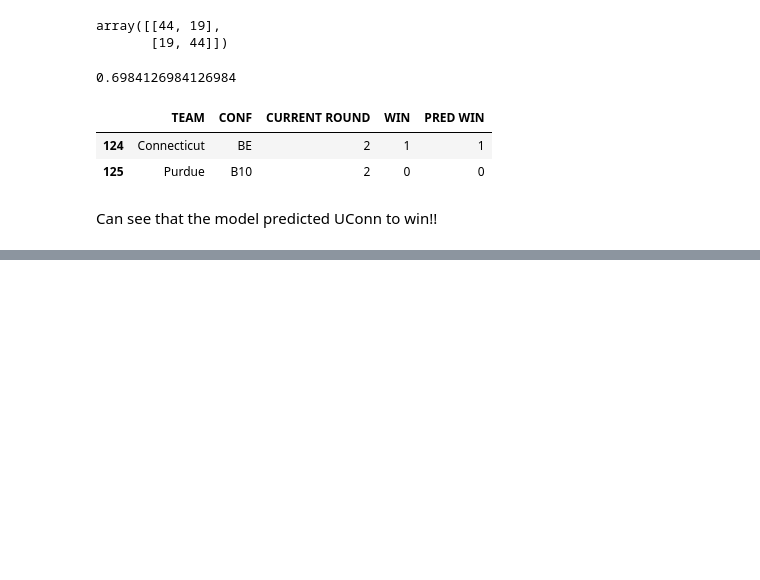
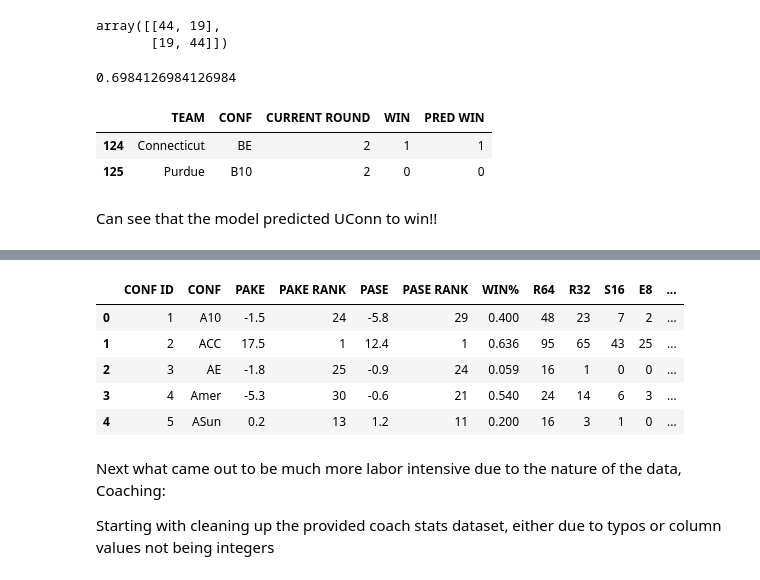
Before and after one commit to nicholaskim1004/MarchMadness, a Jupyter notebook: bracketology/madness.ipynb, the cells around one changed output, grey strips where cells are left out. Drawn from its saved outputs; the diff is of its cells as text; code cells hidden in the pictures; blank space fills up the shorter version.

```diff
--- a/bracketology/madness.ipynb
+++ b/bracketology/madness.ipynb
@@ -852,0 +475,14 @@ KeyboardInterrupt:
+# %%
+conf_perf = conf_perf.drop(['GAMES','W','L'],axis=1)
+conf_perf.head()
+# %% [output]
+|  | CONF ID | CONF | PAKE | PAKE RANK | PASE | PASE RANK | WIN% | R64 | R32 | S16 | E8 | ... |
+| 0 | 1 | A10 | -1.5 | 24 | -5.8 | 29 | 0.400 | 48 | 23 | 7 | 2 | ... |
+| 1 | 2 | ACC | 17.5 | 1 | 12.4 | 1 | 0.636 | 95 | 65 | 43 | 25 | ... |
+| 2 | 3 | AE | -1.8 | 25 | -0.9 | 24 | 0.059 | 16 | 1 | 0 | 0 | ... |
+| 3 | 4 | Amer | -5.3 | 30 | -0.6 | 21 | 0.540 | 24 | 14 | 6 | 3 | ... |
+| 4 | 5 | ASun | 0.2 | 13 | 1.2 | 11 | 0.200 | 16 | 3 | 1 | 0 | ... |
+# %% [markdown]
+Next what came out to be much more labor intensive due to the nature of the data, Coaching:
+
+Starting with cleaning up the provided coach stats dataset, either due to typos or column values not being integers
```
Also changed, not shown: parts of 27 cells of this notebook, 5 other files.
